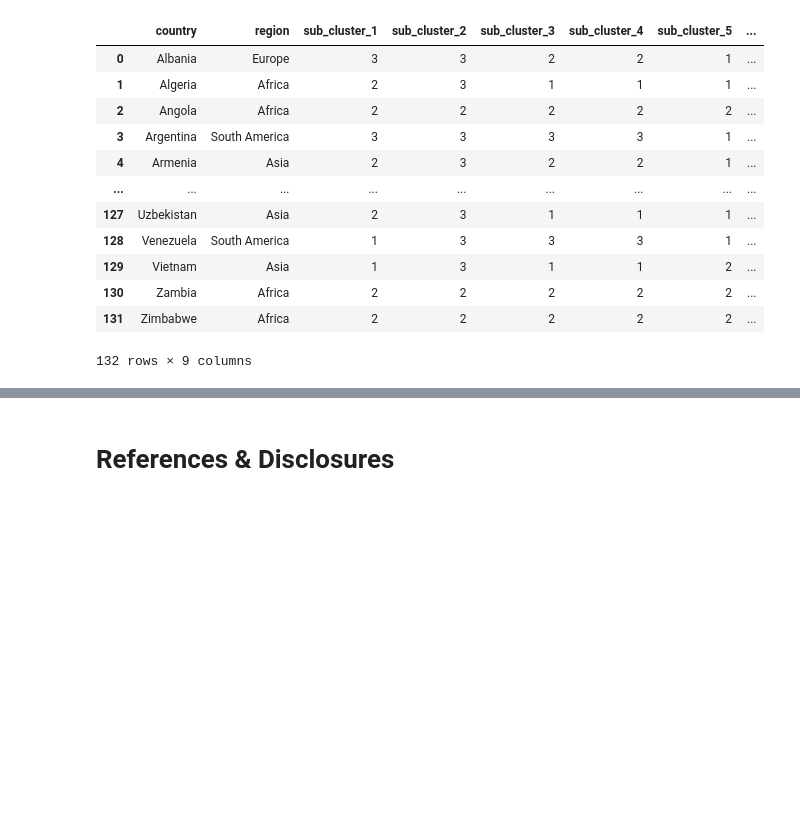
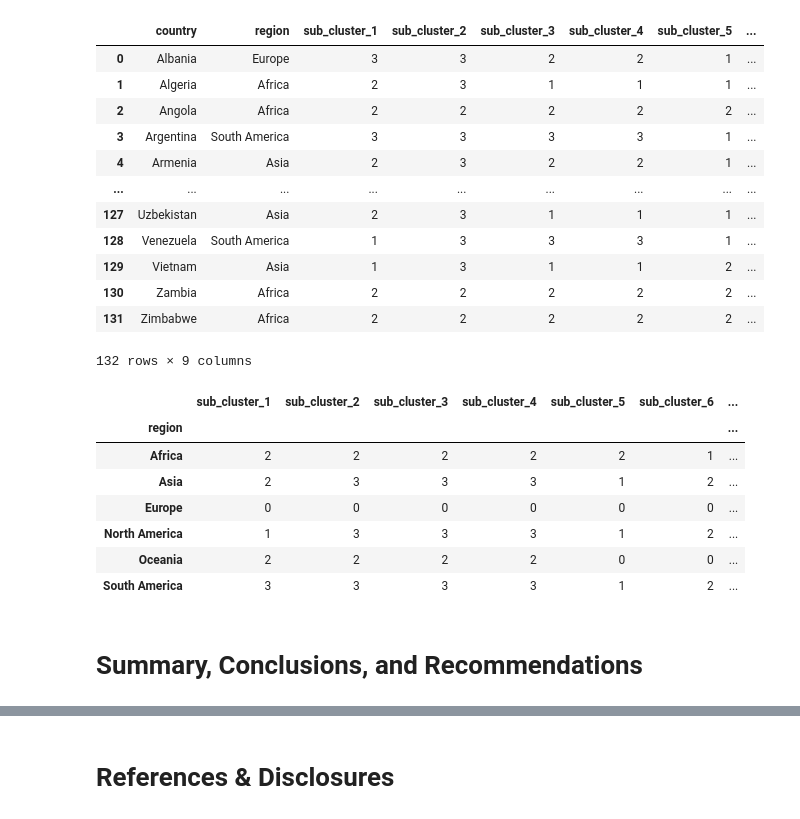
Before and after one commit to YUANQTIE/CSMODEL-MCO2, a Jupyter notebook: AF_CSMODEL.ipynb, the cells around one changed output, grey strips where cells are left out. Saved outputs shown, nothing was run; the diff lists cells and outputs as text; code cells hidden in the pictures; blank space fills up the shorter version.

Commit message:
added tables and description to data mining section 1.1 - 2.1; also added recommendations

```diff
--- a/AF_CSMODEL.ipynb
+++ b/AF_CSMODEL.ipynb
@@ -1676,3 +1771,30 @@ df.loc[:, ['country', 'region', 'sub_cluster_1', 'sub_cluster_2', 'sub_cluster_3
 | 130 | Zambia | Africa | 2 | 2 | 2 | 2 | 2 | ... |
 | 131 | Zimbabwe | Africa | 2 | 2 | 2 | 2 | 2 | ... |
 132 rows × 9 columns
+# %%
+subcluster_cols = [
+    'sub_cluster_1',
+    'sub_cluster_2',
+    'sub_cluster_3',
+    'sub_cluster_4',
+    'sub_cluster_5',
+    'sub_cluster_6',
+    'sub_cluster_7'
+]
+
+region_modes = (
+    df.groupby('region')[subcluster_cols].agg(lambda x: x.mode().iloc[0])
+)
+
+region_modes
+# %% [output]
+|  | sub_cluster_1 | sub_cluster_2 | sub_cluster_3 | sub_cluster_4 | sub_cluster_5 | sub_cluster_6 | ... |
+| region |  |  |  |  |  |  | ... |
+| Africa | 2 | 2 | 2 | 2 | 2 | 1 | ... |
+| Asia | 2 | 3 | 3 | 3 | 1 | 2 | ... |
+| Europe | 0 | 0 | 0 | 0 | 0 | 0 | ... |
+| North America | 1 | 3 | 3 | 3 | 1 | 2 | ... |
+| Oceania | 2 | 2 | 2 | 2 | 0 | 0 | ... |
+| South America | 3 | 3 | 3 | 3 | 1 | 2 | ... |
+# %% [markdown]
+# **Summary, Conclusions, and Recommendations**
```
Also changed, not shown: parts of 36 cells of this notebook.
